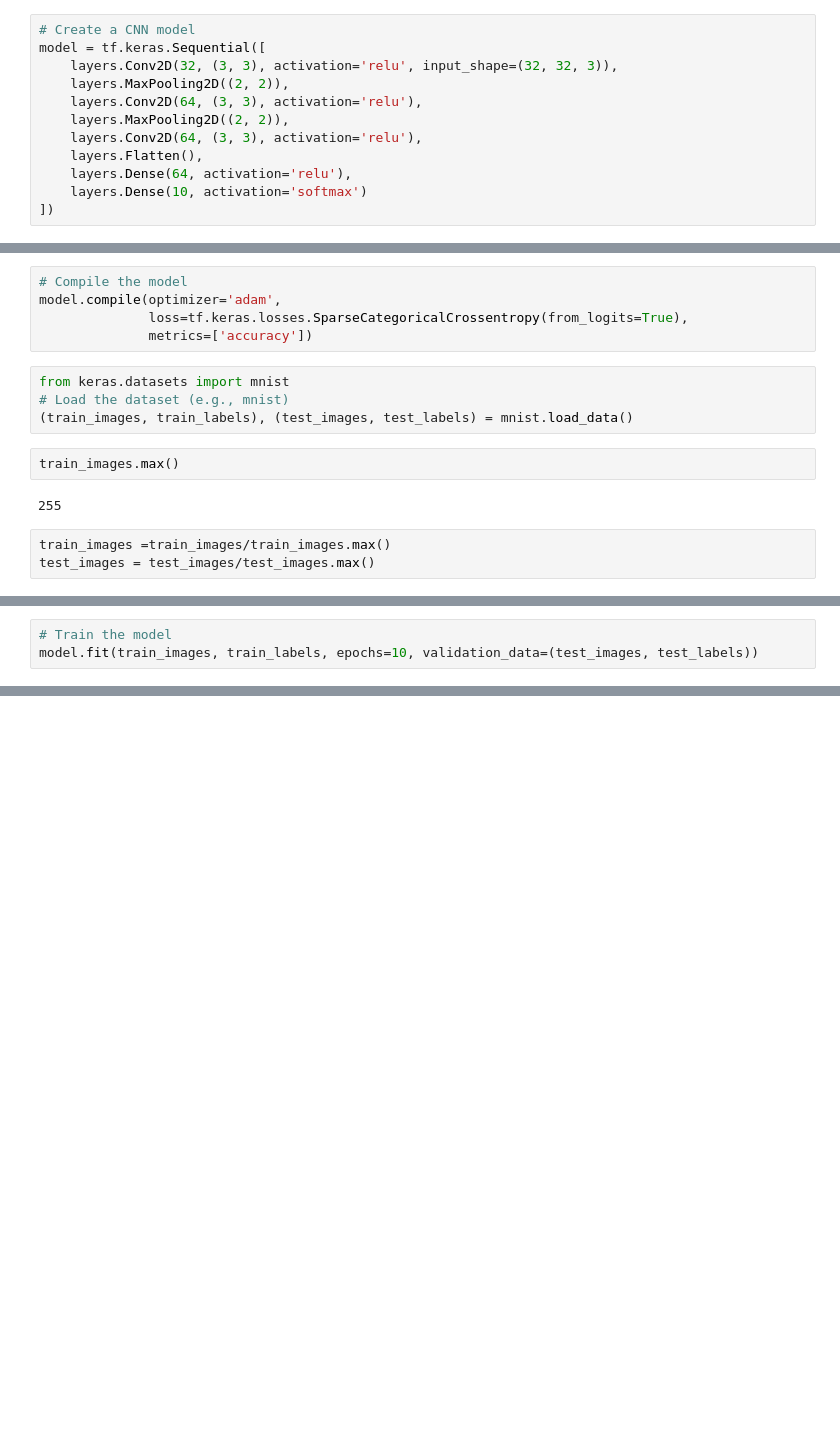
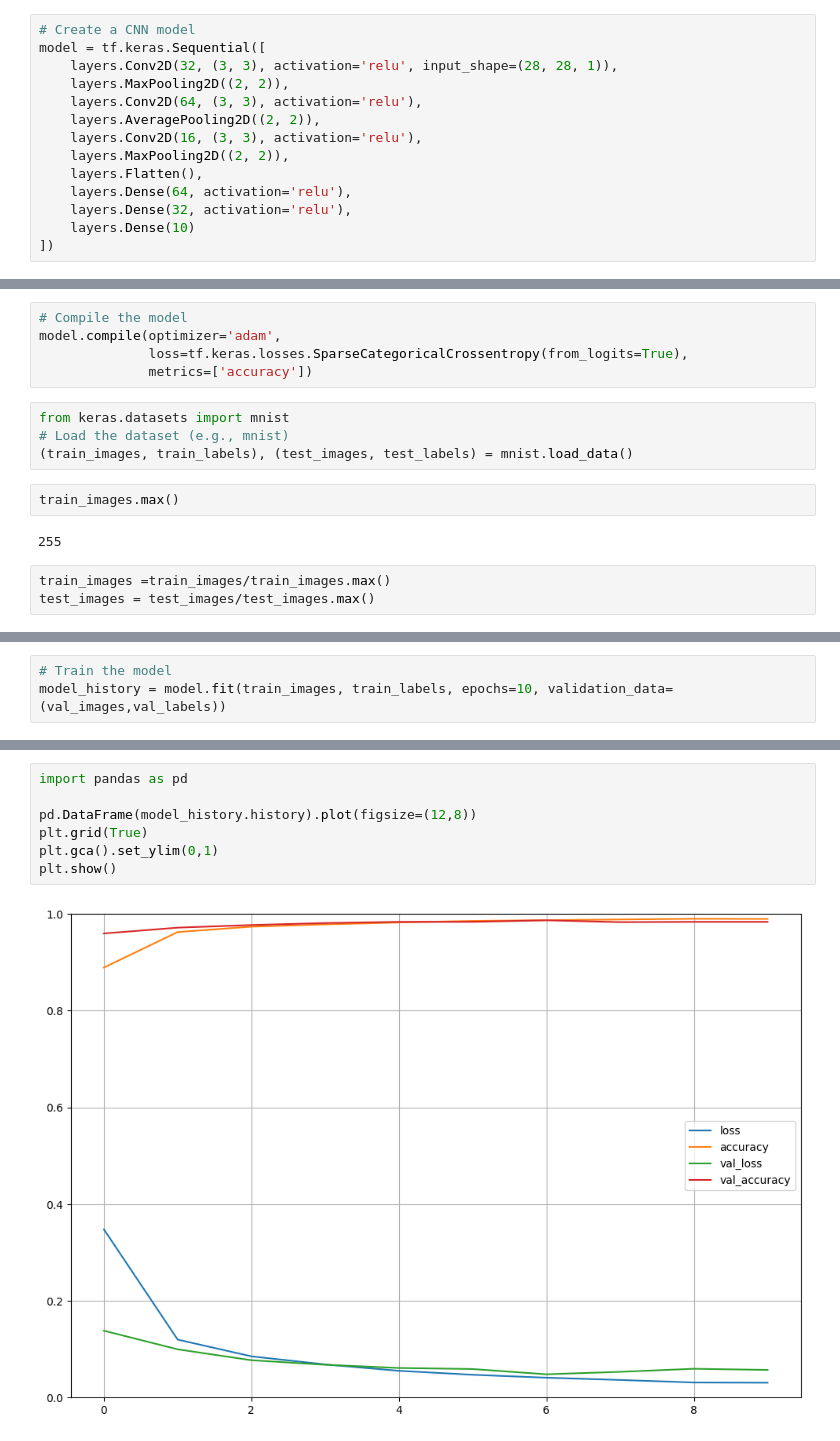
Before and after one commit to AIBauchi/AIBauchi-Computer-Vision-Bootcamp, a Jupyter notebook: Week3/day3/3.3.0-Introuction to CNN.ipynb, the cells around one changed output, grey strips where cells are left out. Cells and saved outputs as stored; diff of their text form; blank space fills up the shorter version.

```diff
--- a/Week3/day3/3.3.0-Introuction to CNN.ipynb
+++ b/Week3/day3/3.3.0-Introuction to CNN.ipynb
@@ -45,14 +66,16 @@ from tensorflow.keras import layers
 # %%
 # Create a CNN model
 model = tf.keras.Sequential([
-    layers.Conv2D(32, (3, 3), activation='relu', input_shape=(32, 32, 3)),
+    layers.Conv2D(32, (3, 3), activation='relu', input_shape=(28, 28, 1)),
     layers.MaxPooling2D((2, 2)),
     layers.Conv2D(64, (3, 3), activation='relu'),
+    layers.AveragePooling2D((2, 2)),
+    layers.Conv2D(16, (3, 3), activation='relu'),
     layers.MaxPooling2D((2, 2)),
-    layers.Conv2D(64, (3, 3), activation='relu'),
     layers.Flatten(),
     layers.Dense(64, activation='relu'),
-    layers.Dense(10, activation='softmax')
+    layers.Dense(32, activation='relu'),
+    layers.Dense(10)
 ])
 # %%
 model.summary()
@@ -97,4 +134,4 @@ plt.imshow(X_train[0], cmap='gray_r')
 # %%
 # Train the model
-model.fit(train_images, train_labels, epochs=10, validation_data=(test_images, test_labels))
+model_history = model.fit(train_images, train_labels, epochs=10, validation_data=(val_images,val_labels))
 # %% [output]
@@ -115 +158,10 @@ Epoch 7/10
+# %%
+import pandas as pd
+
+pd.DataFrame(model_history.history).plot(figsize=(12,8))
+plt.grid(True)
+plt.gca().set_ylim(0,1)
+plt.show()
+# %% [output]
+[figure, added]
 # %%
```
Also changed, not shown: parts of 12 cells of this notebook.
